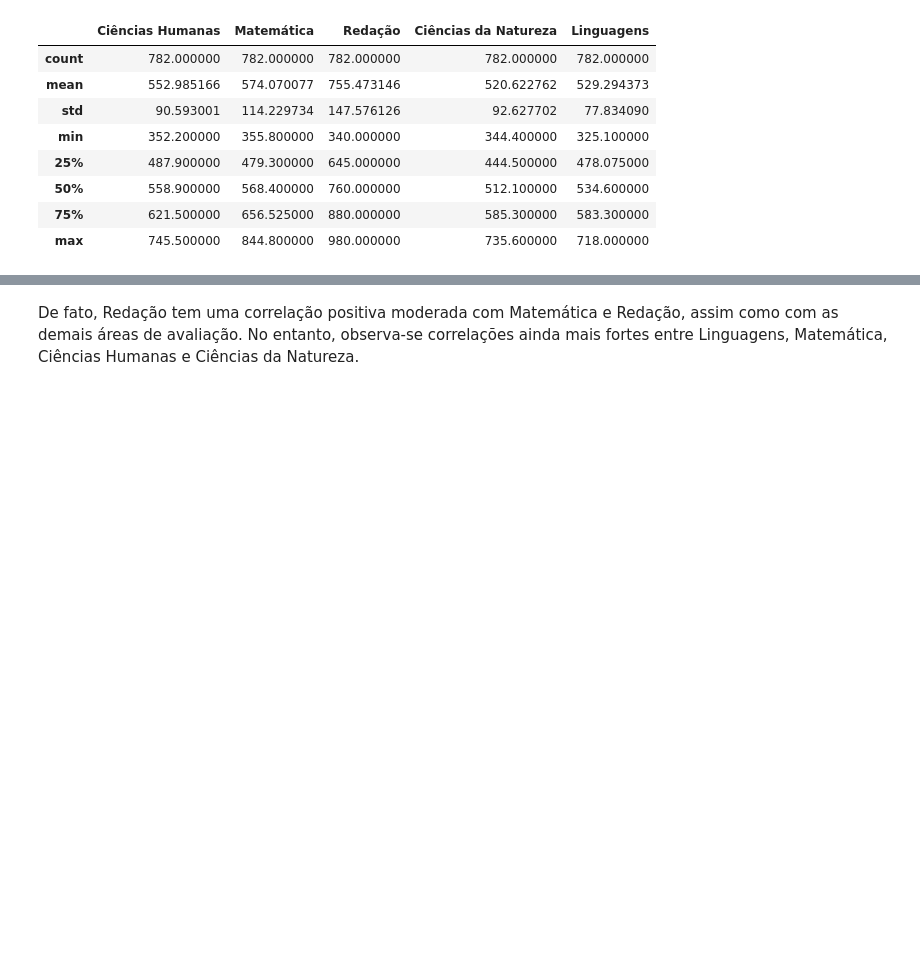
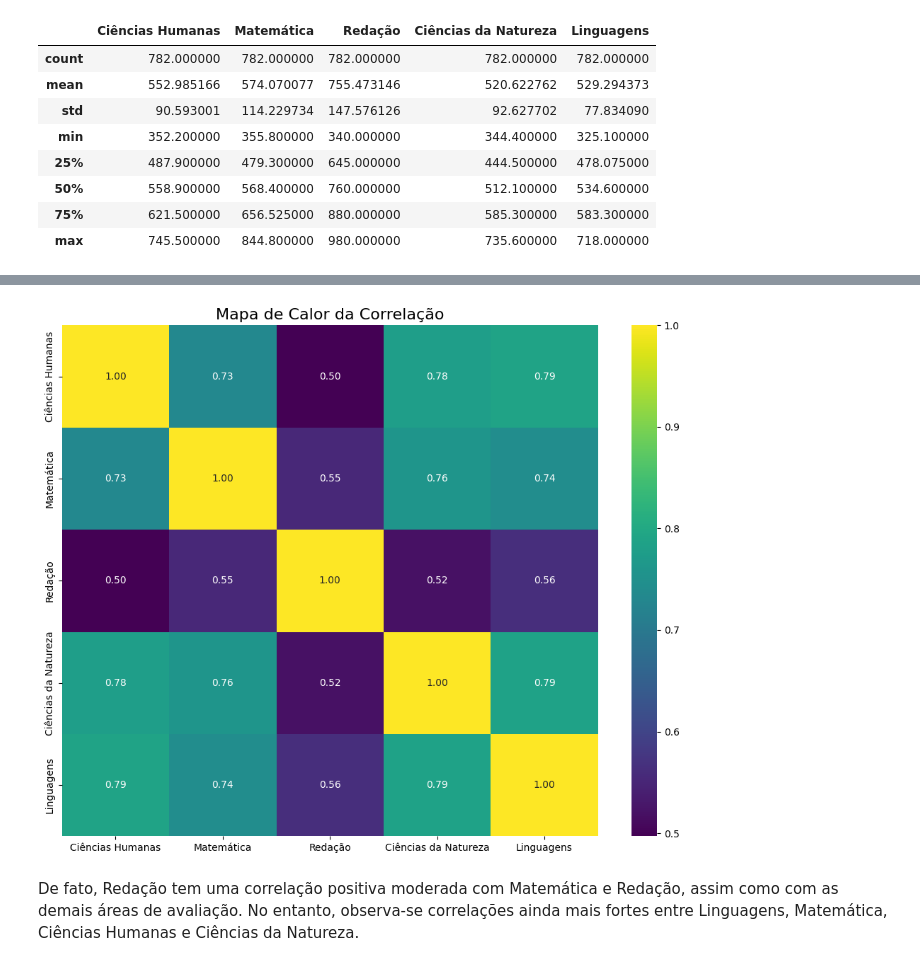
Before and after one commit to Lud-lud/clustering_analysis, a Jupyter notebook: analise_clustering_notas_enem.ipynb, the cells around one changed output, grey strips where cells are left out. Drawn from its saved outputs; the diff is of its cells as text; code cells hidden in the pictures; blank space fills up the shorter version.

```diff
--- a/analise_clustering_notas_enem.ipynb
+++ b/analise_clustering_notas_enem.ipynb
@@ -87,6 +115,37 @@ fig.update_layout(
 fig.show()
 # %% [output]
 [interactive output not drawn]
+# %%
+import matplotlib.pyplot as plt
+import seaborn as sns
+import numpy as np
+
+# Calcula a matriz de correlação
+corr = df_num.corr()
+
+# Configura o tamanho do gráfico
+plt.figure(figsize=(10, 8))
+
+# Cria o mapa de calor usando seaborn
+sns.heatmap(
+    corr,
+    annot=True,         # Exibe os valores no mapa de calor
+    fmt=".2f",          # Formato dos valores
+    cmap="viridis",     # Paleta de cores
+    cbar=True           # Adiciona a barra de cores
+)
+
+# Adiciona título e ajusta o layout
+plt.title("Mapa de Calor da Correlação", fontsize=16)
+plt.tight_layout()
+
+# Salva o gráfico como uma imagem estática (opcional)
+plt.savefig("heatmap_static.png", dpi=300)
+
+# Mostra o gráfico
+plt.show()
+# %% [output]
+[figure, added]
 # %% [markdown]
 De fato, Redação tem uma correlação positiva moderada com Matemática e Redação, assim como com as demais áreas de avaliação. No entanto, observa-se correlações ainda mais fortes entre Linguagens, Matemática, Ciências Humanas e Ciências da Natureza.
 # %%
```
Also changed, not shown: parts of 15 cells of this notebook.
